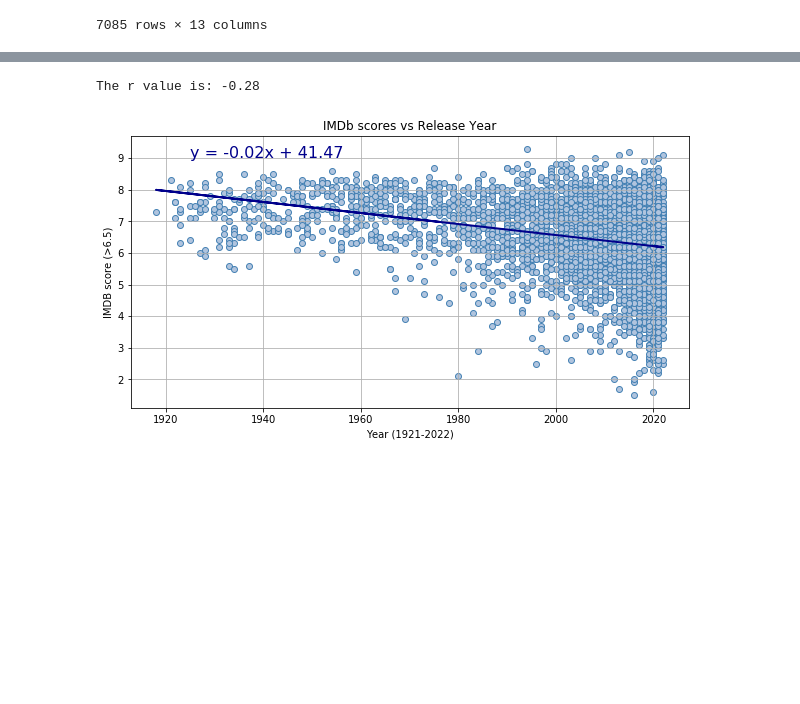
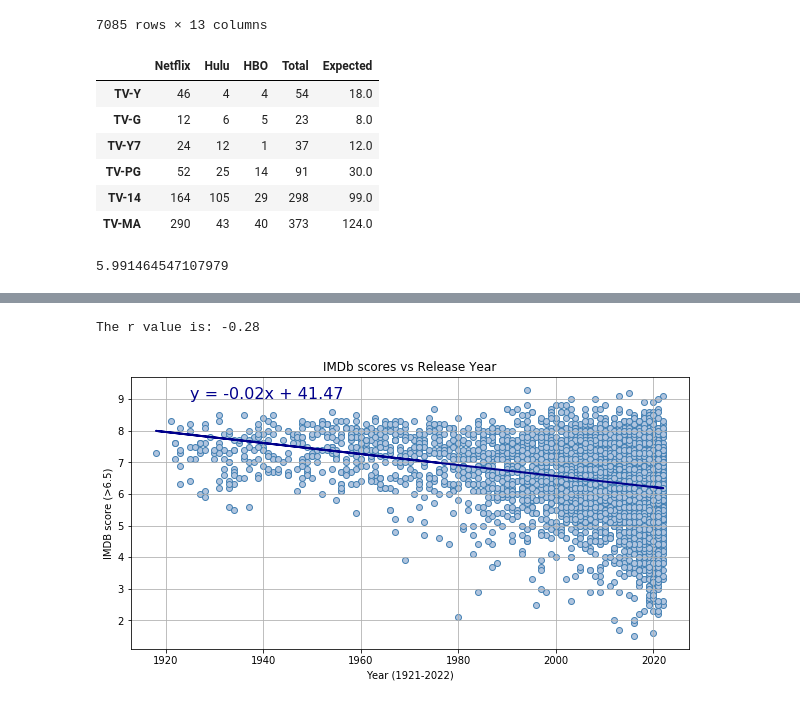
Before and after one commit to thn22/Eclipse__Rodeo2.0, a Jupyter notebook: Visualizations.ipynb, the cells around one changed output, grey strips where cells are left out. Saved outputs shown, nothing was run; the diff lists cells and outputs as text; code cells hidden in the pictures; blank space fills up the shorter version.

Commit message:
updating to include Chi sqaure analysis

```diff
--- a/Visualizations.ipynb
+++ b/Visualizations.ipynb
@@ -297,3 +316,26 @@ cleaned_movie.sort_values("release_year",ascending=True)
 | 6909 | tm1142230 | 0.0 | 0.0 | 1.0 | Kimi | MOVIE | R | 89 | Steven Soderbergh | DIRECTOR | ... |
 | 3157 | tm855641 | 1.0 | 0.0 | 0.0 | Home2Home | MOVIE | NaN | 110 | Dennis Kailing | DIRECTOR | ... |
 7085 rows × 13 columns
+# %%
+# Create a df to perform a chi square analysis
+d = {"Netflix":y1, "Hulu":y2, "HBO":y3}
+show_cv = pd.DataFrame(data=d, index=ratings_s)
+show_cv["Total"]=show_cv.sum(axis=1)
+show_cv["Expected"]=round(show_cv["Total"]/3,0)
+show_cv
+# %% [output]
+|  | Netflix | Hulu | HBO | Total | Expected |
+| TV-Y | 46 | 4 | 4 | 54 | 18.0 |
+| TV-G | 12 | 6 | 5 | 23 | 8.0 |
+| TV-Y7 | 24 | 12 | 1 | 37 | 12.0 |
+| TV-PG | 52 | 25 | 14 | 91 | 30.0 |
+| TV-14 | 164 | 105 | 29 | 298 | 99.0 |
+| TV-MA | 290 | 43 | 40 | 373 | 124.0 |
+# %%
+# Complete Chi Square test for each rating across each streaming service
+# Since there are three streaming services, the degree of freedom is 2 (3-1=2)
+# With a p-value of 0.05, the confidence level is 1.00-0.05 = 0.95
+critical_value = stats.chi2.ppf(q=0.95, df=2)
+critical_value
+# %% [output]
+5.991464547107979
```
Also changed, not shown: parts of 13 cells of this notebook, 1 other file.
